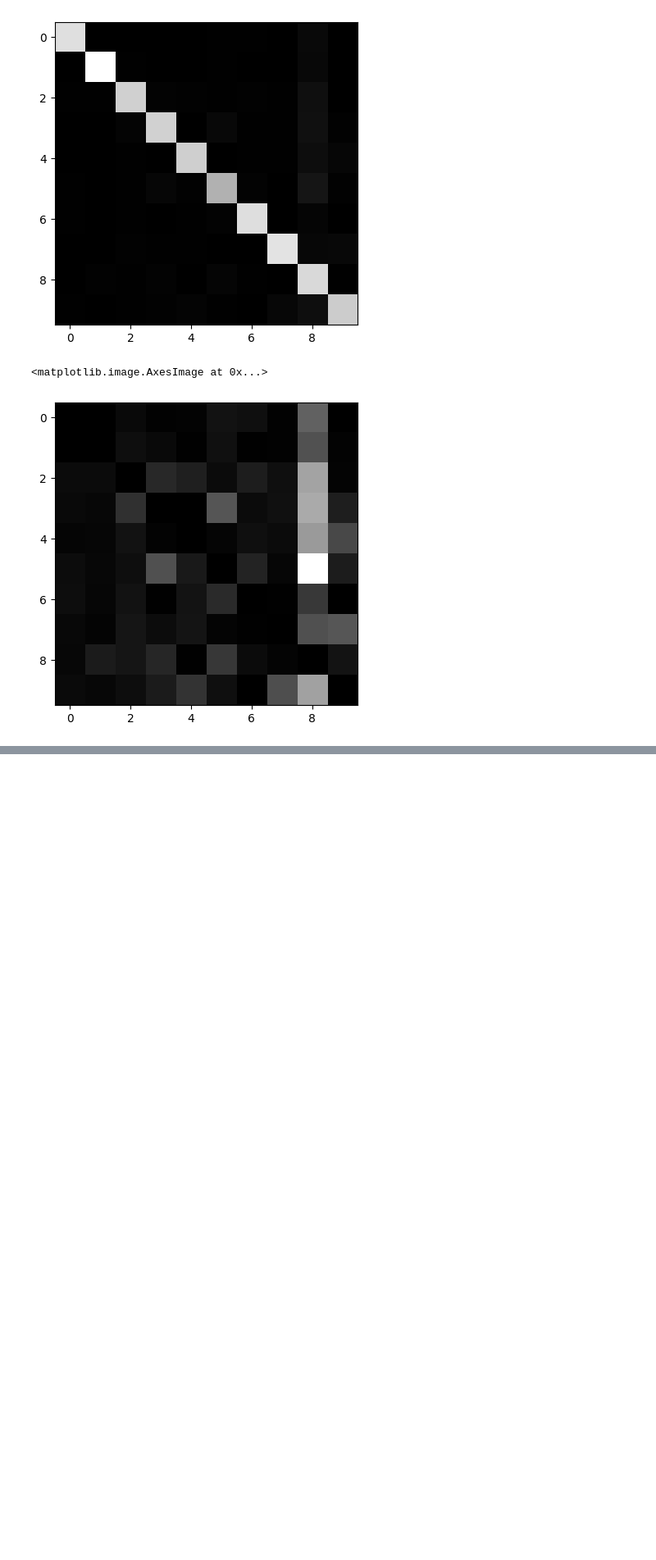
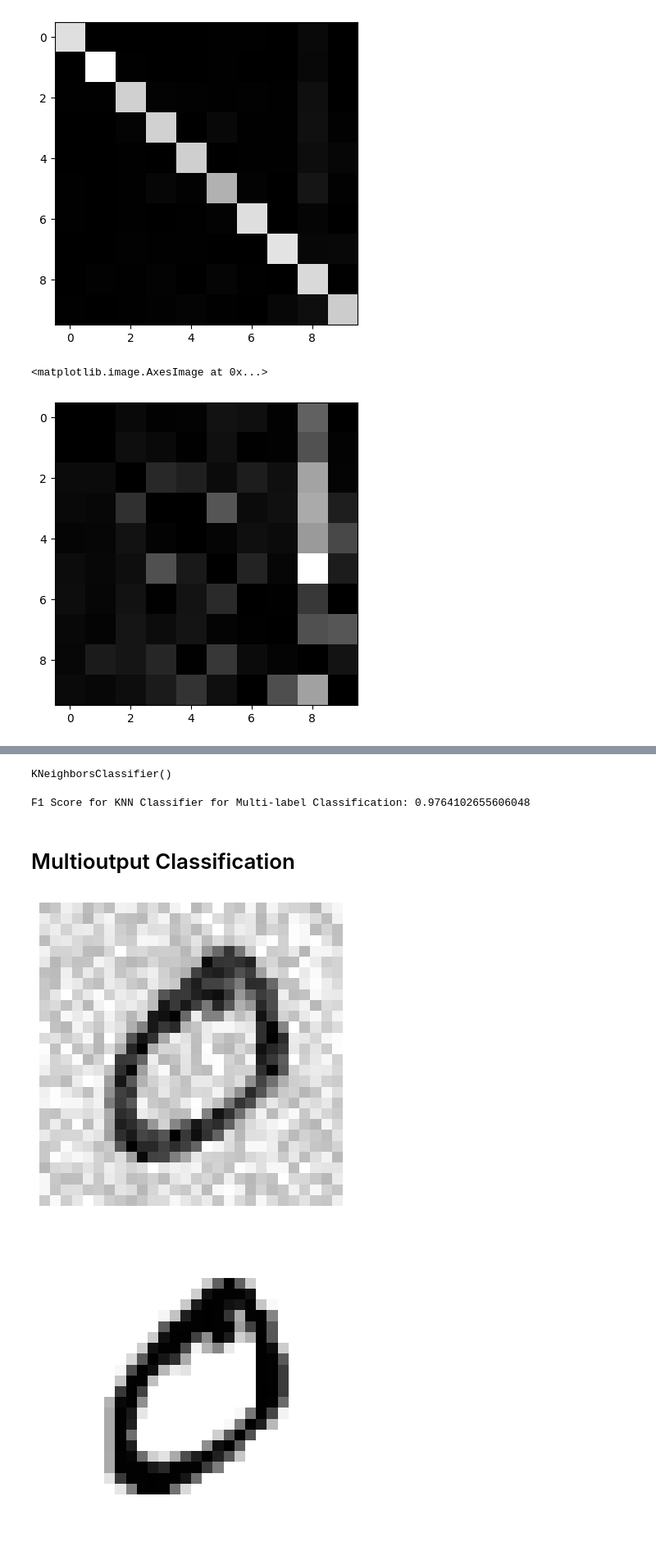
Before and after one commit to VanshSinghavi/Machine-Learning-Basics, a Jupyter notebook: mnist.ipynb, the cells around one changed output, grey strips where cells are left out. Shown at 82% size. Cells and saved outputs as stored; diff of their text form; code cells hidden in the pictures; blank space fills up the shorter version.

Commit message:
Adding MNIST Classifier(Rough) - 2 Minor debugs

```diff
--- a/mnist.ipynb
+++ b/mnist.ipynb
@@ -51,7 +51,7 @@ import matplotlib.pyplot as plt
 # plt.rcParams['figure.dpi'] = 150  # Adjust DPI (e.g., 150 or higher for sharpness)
 
 
-def plot_digit(X, index, images_per_row=1, y = None, showLabel=True):
+def plot_digit(X, index, y = None, showLabel=True):
     some_instance = X.iloc[index]
     some_image = some_instance.values.reshape(28, 28)
 
@@ -468,0 +470,12 @@ TypeError: plot_digit() got an unexpected keyword argument 'images_per_row'
+# %%
+from sklearn.neighbors import KNeighborsClassifier
+
+y_train_large = (y_train >= 7)
+y_train_odd = (y_train % 2)
+y_train_multilabel = np.c_[y_train_large, y_train_odd]
+y_train_multilabel.dtype = bool
+
+knn_clf = KNeighborsClassifier()
+knn_clf.fit(X_train, y_train_multilabel)
+# %% [output]
+KNeighborsClassifier()
@@ -468,0 +485,24 @@ TypeError: plot_digit() got an unexpected keyword argument 'images_per_row'
+# %%
+knn_f1_score = f1_score(y_train_multilabel, y_train_knn_pred, average='macro')
+print("F1 Score for KNN Classifier for Multi-label Classification:", knn_f1_score)
+# %% [output]
+F1 Score for KNN Classifier for Multi-label Classification: 0.9764102655606048
+# %% [markdown]
+# Multioutput Classification
+# %%
+# Adding noise to data
+noise = np.random.randint(0, 100, (len(X_train), 784))
+X_train_mod = X_train + noise
+noise = np.random.randint(0, 100, (len(X_test), 784))
+X_test_mod = X_test + noise
+
+
+y_train_mod = X_train
+y_test_mod = X_test
+# %%
+t = 1
+plot_digit(X_train_mod, t)
+plot_digit(y_train_mod, t)
+# %% [output]
+[figure, added]
+[figure, added]
```
Also changed, not shown: parts of 6 cells of this notebook.
